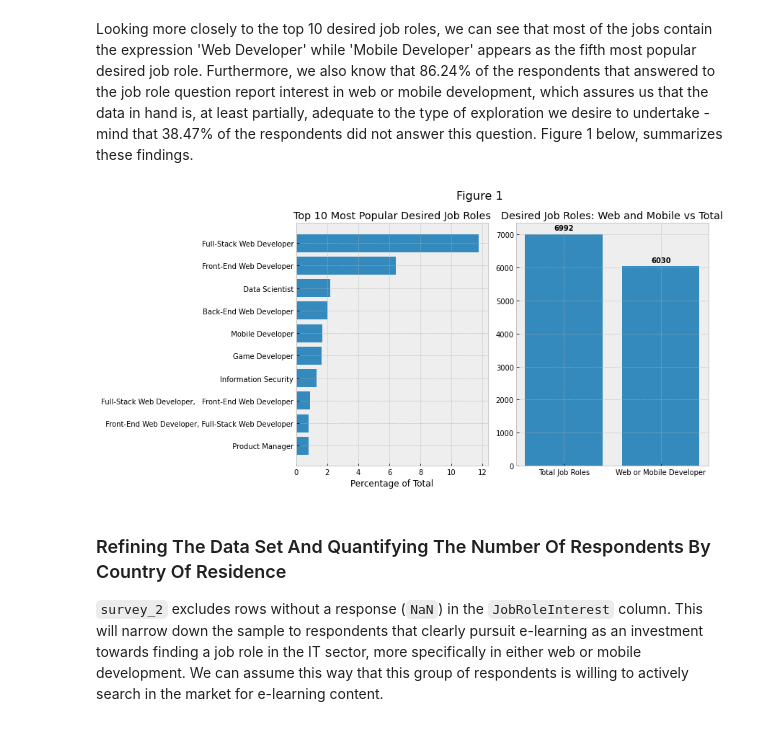
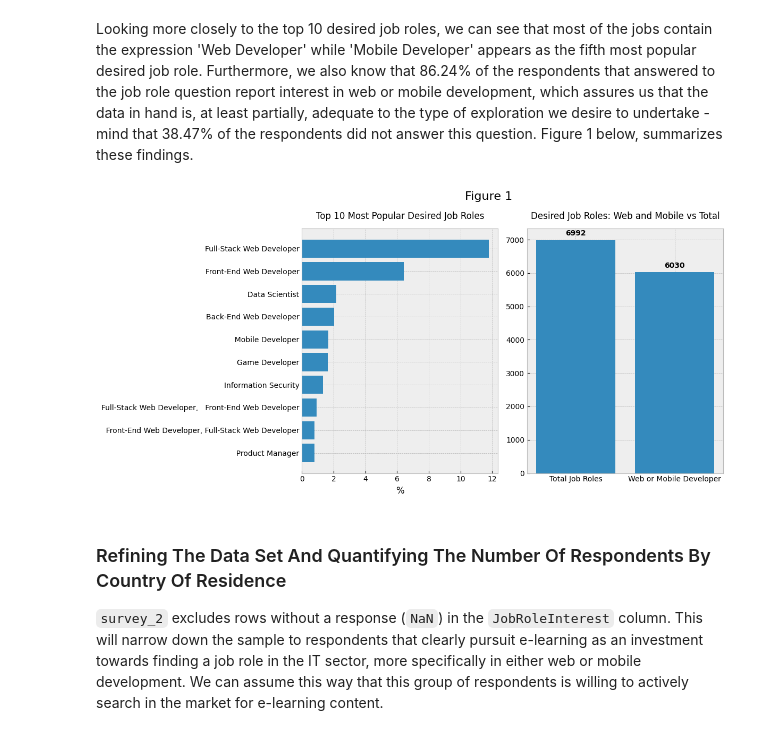
Before and after one commit to P-Roq/data_analysis_projects, a Jupyter notebook: p12 - E-learning For Web And Mobile Developers - Finding The Best Markets To Advertise In/p12_e_learning_for_web_and_mobile_developers_finding_the_best_markets_to_advertise_in.ipynb, the cells around one changed output. Drawn from its saved outputs; the diff is of its cells as text; code cells hidden in the pictures.

```diff
--- a/p12 - E-learning For Web And Mobile Developers - Finding The Best Markets To Advertise In/p12_e_learning_for_web_and_mobile_developers_finding_the_best_markets_to_advertise_in.ipynb
+++ b/p12 - E-learning For Web And Mobile Developers - Finding The Best Markets To Advertise In/p12_e_learning_for_web_and_mobile_developers_finding_the_best_markets_to_advertise_in.ipynb
@@ -180,54 +181,61 @@ plt.style.use('bmh')
 
 fig.suptitle('Figure 1', fontsize=16, x=0.62)
 
-# Subplots.
+
 ax1 = plt.subplot(1, 2, 1)
+
 ax2 = plt.subplot(1, 2, 2)
 
 
 # Horizontal bar plot.
-ax1.set_title('Top 10 Most Popular Desired Job Roles')
+ax1.set_title('Top 10 Most Popular Desired Job Roles', y=1.02, size=12)
 
-ax1.barh(y=top10['Desired Job Role'],
-         width=top10['Percentage (%)'])
+ax1.barh(
+    y=top10['Desired Job Role'],
+    width=top10['Percentage (%)']
+    )
 
 ax1.invert_yaxis()  # descending order
 
-ax1.set_xlabel('Percentage of Total')
+ax1.set_xlabel('%')
+ax1.set_axisbelow(True)
 
 
 # Vertical bar plot.
-ax2.set_title('Desired Job Roles: Web and Mobile vs Total')
+ax2.set_title('Desired Job Roles: Web and Mobile vs Total', y=1.02, size=12)
 
 # X axis labels.
 ax2_bar_labels = ['Total Job Roles', 'Web or Mobile Developer']
 
-graph_2 = ax2.bar(x=[0, 1],
-                  height=[desired_job['Count Answers'].sum(), web_mobile['Count Answers'].sum()],
-                  tick_label=ax2_bar_labels)
+graph_2 = ax2.bar(
+    x=[0, 1],
+    height=[desired_job['Count Answers'].sum(), web_mobile['Count Answers'].sum()],
+    tick_label=ax2_bar_labels
+    )
 
 
 # Top of the bars label values.
 ax2_bar_values = [desired_job['Count Answers'].sum(), web_mobile['Count Answers'].sum()]
 
 i = 0
 for bar in graph_2:
     width = bar.get_width()
     height = bar.get_height()
     x, y = bar.get_xy()
     plt.text(x+width/2,
              y+height*1.02,
              ax2_bar_values[i],
              ha='center',
              weight='bold')
     i += 1
 
+ax2.set_axisbelow(True)
+
 
 plt.tight_layout()
-
 plt.show()
 # %% [output]
-[figure, old version]
+[figure, new version]
 # %% [markdown]
 ### Refining The Data Set And Quantifying The Number Of Respondents By Country Of Residence
 
```
Also changed, not shown: parts of 39 cells of this notebook.
